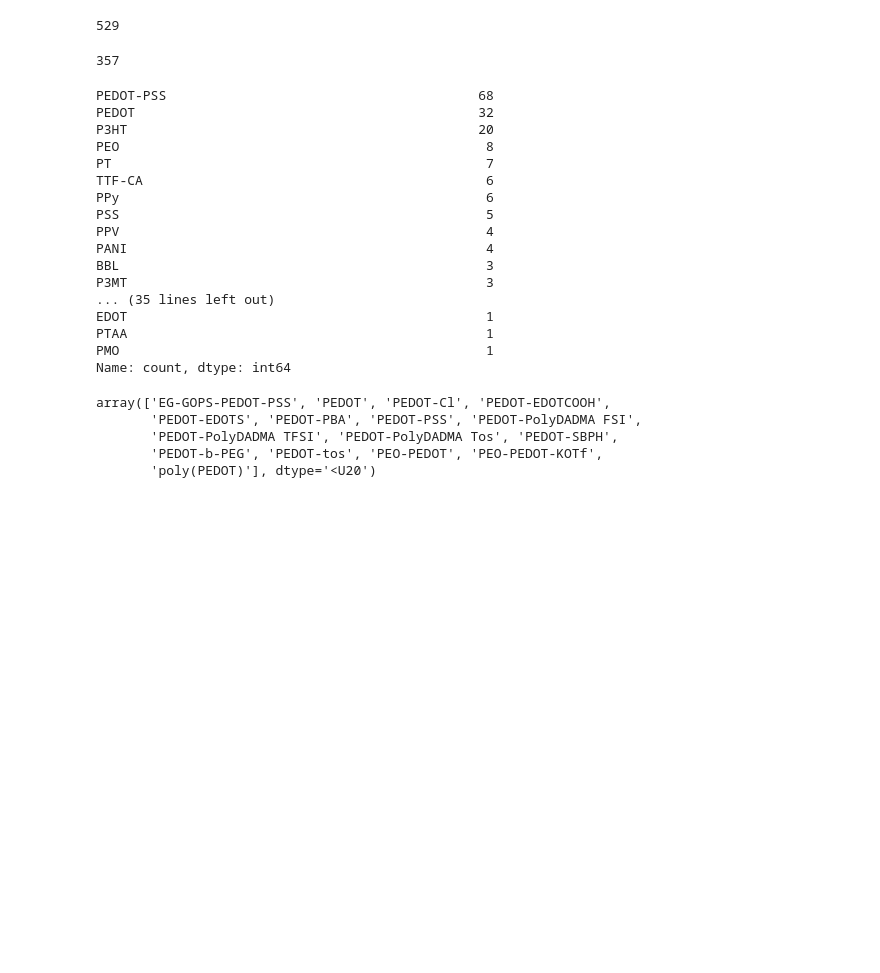
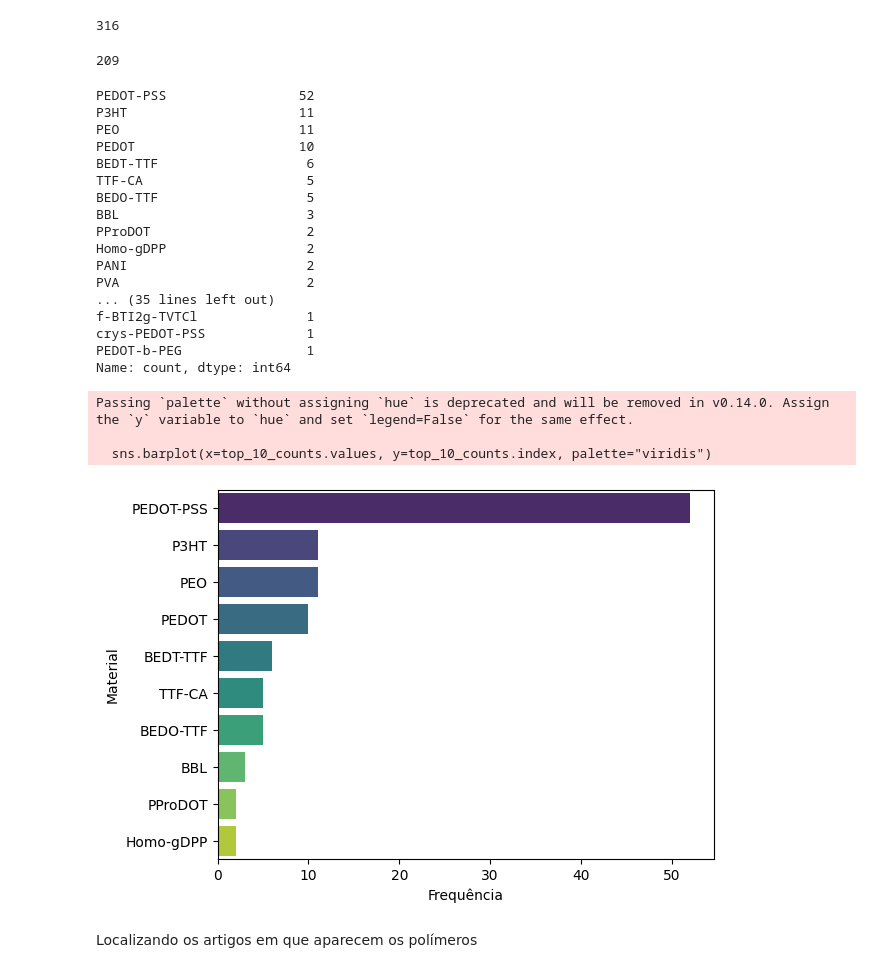
Before and after one commit to selaxco/OMIECs, a Jupyter notebook: scripts/OMIECs/preprocessing.ipynb, the cells around one changed output. Cells and saved outputs as stored; diff of their text form; code cells hidden in the pictures; blank space fills up the shorter version.

Commit message:
Atualiza resultados para os dados OMIEC160824 com llama3-70B

```diff
--- a/scripts/OMIECs/preprocessing.ipynb
+++ b/scripts/OMIECs/preprocessing.ipynb
@@ -45,5 +43,5 @@ array(['EG-GOPS-PEDOT-PSS',
 # %%
-replacements = {
+"""replacements = {
     r'.*\s\(([^)]+)\)$': r'\1', # para polímeros que estão no formato 'nome_polímero (abreviação_polímero)', substitui pela abreviação apenas
     r'[Pp]oly\(3,4-ethylenedioxythiophene\)': 'PEDOT',
     r'\b[Pp]EDOT[-\s]?[Pp]oly\(?[0-9]*[-\s]*styrenesulfonate\)?\b': 'PEDOT-PSS',
@@ -57,55 +55,62 @@ replacements = {
     r'[Pp]oly\(3-hexylthiophene\)': 'P3HT',
     r'[Pp]oly\(3-hexylthiophene[-\d,]*diyl\)': 'P3HT'
 
-}
+}"""
 
 items_to_remove = [r'(?i)\bmixed\b',
                    r'(?i)\bnone\b',
-                   r'OMIEC.*',
+                   r'MIEC.*',
                    'based',
                    r'[Pp]olymer',
                    r'OECT.*',
                    'conjug'
                    ]
 # %%
-for pattern, replacement in replacements.items():
-    corpus = corpus.str.replace(pattern, replacement, regex=True, case=False)
+'''for pattern, replacement in replacements.items():
+    corpus = corpus.str.replace(pattern, replacement, regex=True, case=False)'''
 
 for item in items_to_remove:
     corpus = corpus[~corpus.str.contains(item, regex=True)]
 # %%
 len(corpus)
 # %% [output]
-529
+316
 # %%
 len(corpus.unique())
 # %% [output]
-357
+209
 # %%
 corpus.value_counts().head(50)
 # %% [output]
-PEDOT-PSS                                        68
-PEDOT                                            32
-P3HT                                             20
-PEO                                               8
-PT                                                7
-TTF-CA                                            6
-PPy                                               6
-PSS                                               5
-PPV                                               4
-PANI                                              4
-BBL                                               3
-P3MT                                              3
+PEDOT-PSS                 52
+P3HT                      11
+PEO                       11
+PEDOT                     10
+BEDT-TTF                   6
+TTF-CA                     5
+BEDO-TTF                   5
+BBL                        3
+PProDOT                    2
+Homo-gDPP                  2
+PANI                       2
+PVA                        2
 ... (35 lines left out)
-EDOT                                              1
-PTAA                                              1
-PMO                                               1
+f-BTI2g-TVTCl              1
+crys-PEDOT-PSS             1
+PEDOT-b-PEG                1
 Name: count, dtype: int64
-# %%
-np.unique(corpus[corpus.str.contains(r'PEDOT', regex=True)].values.tolist())
-# %% [output]
-array(['EG-GOPS-PEDOT-PSS', 'PEDOT', 'PEDOT-Cl', 'PEDOT-EDOTCOOH',
-       'PEDOT-EDOTS', 'PEDOT-PBA', 'PEDOT-PSS', 'PEDOT-PolyDADMA FSI',
-       'PEDOT-PolyDADMA TFSI', 'PEDOT-PolyDADMA Tos', 'PEDOT-SBPH',
-       'PEDOT-b-PEG', 'PEDOT-tos', 'PEO-PEDOT', 'PEO-PEDOT-KOTf',
-       'poly(PEDOT)'], dtype='<U20')
+# %%
+top_10_counts = corpus.value_counts().head(10)
+
+# Plotando o histograma
+sns.barplot(x=top_10_counts.values, y=top_10_counts.index, palette="viridis")
+plt.xlabel('Frequência')
+plt.ylabel('Material')
+plt.show()
+# %% [output]
+Passing `palette` without assigning `hue` is deprecated and will be removed in v0.14.0. Assign the `y` variable to `hue` and set `legend=False` for the same effect.
+
+  sns.barplot(x=top_10_counts.values, y=top_10_counts.index, palette="viridis")
+[figure, added]
+# %% [markdown]
+Localizando os artigos em que aparecem os polímeros
```
Also changed, not shown: parts of 5 cells of this notebook, 7 other files.
